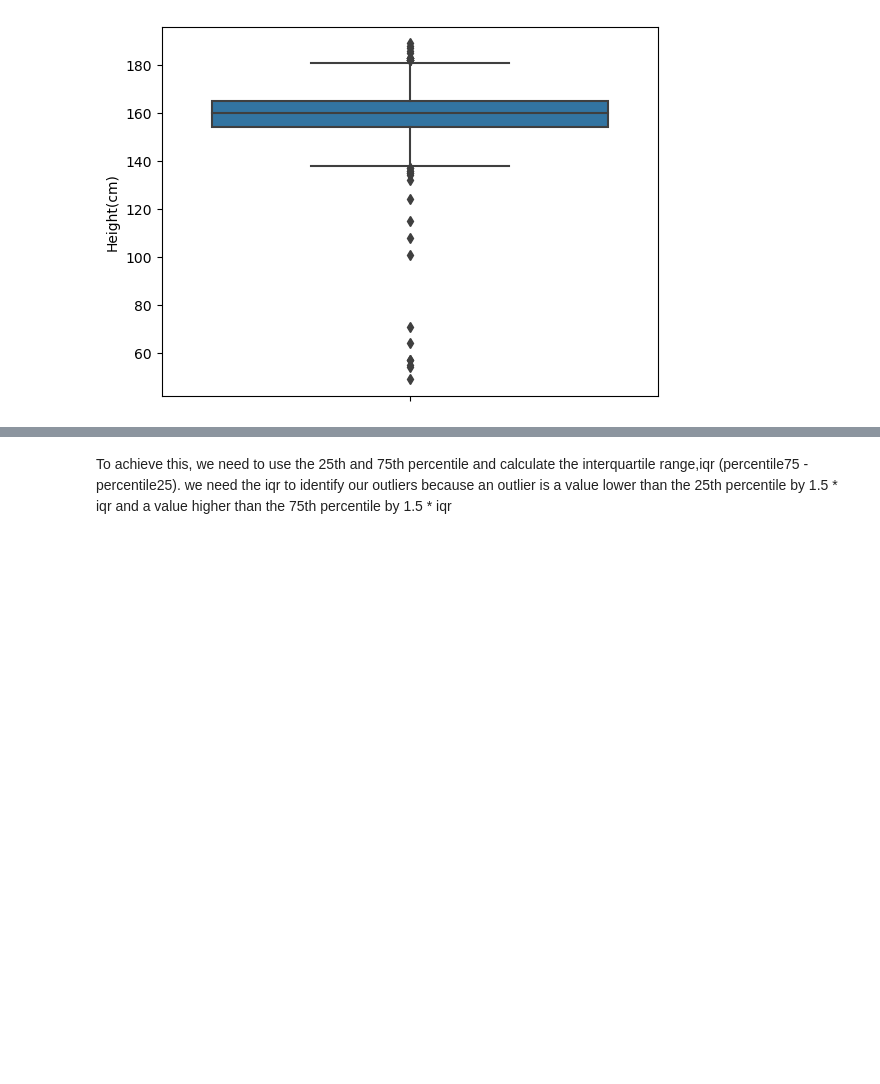
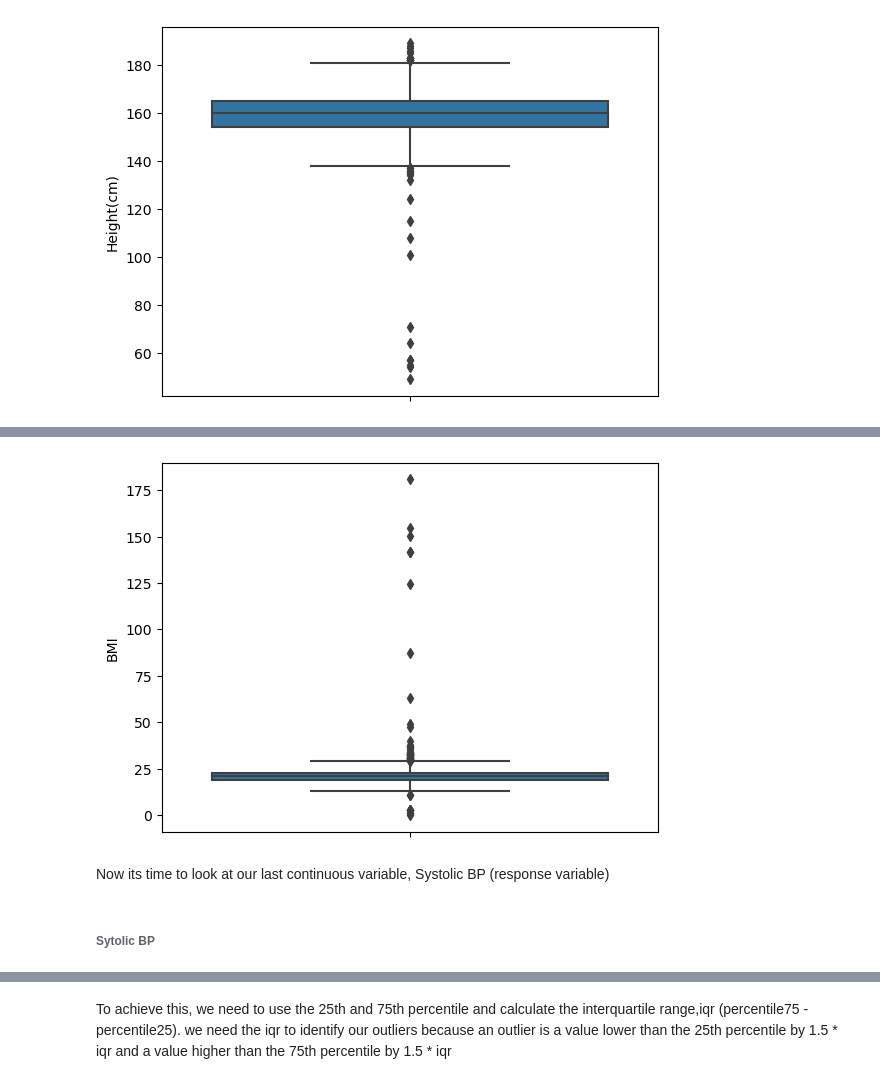
Before and after one commit to Ndong21/Datascience_python_regression, a Jupyter notebook: Datascience_python_regression.ipynb, the cells around one changed output, grey strips where cells are left out. Drawn from its saved outputs; the diff is of its cells as text; code cells hidden in the pictures; blank space fills up the shorter version.

```diff
--- a/Datascience_python_regression.ipynb
+++ b/Datascience_python_regression.ipynb
@@ -621,0 +637,10 @@ box=sns.boxplot(y=students['Height(cm)'])
+# %%
+# display a box plot.
+
+box = sns.boxplot( y=students['BMI'])
+# %% [output]
+[figure, added]
+# %% [markdown]
+Now its time to look at our last continuous variable, Systolic BP (response variable)
+# %% [markdown]
+###### Sytolic BP
```
Also changed, not shown: parts of 30 cells of this notebook.
